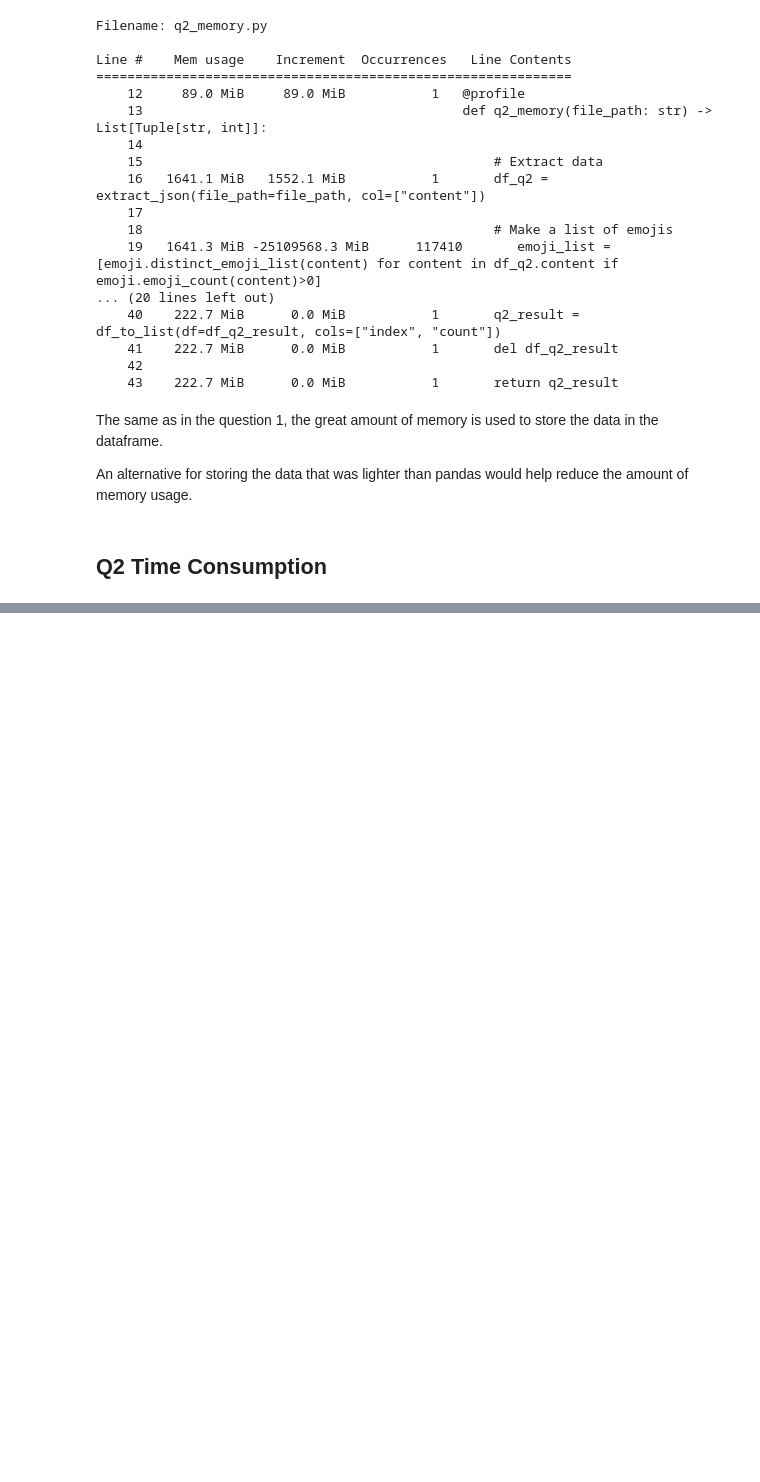
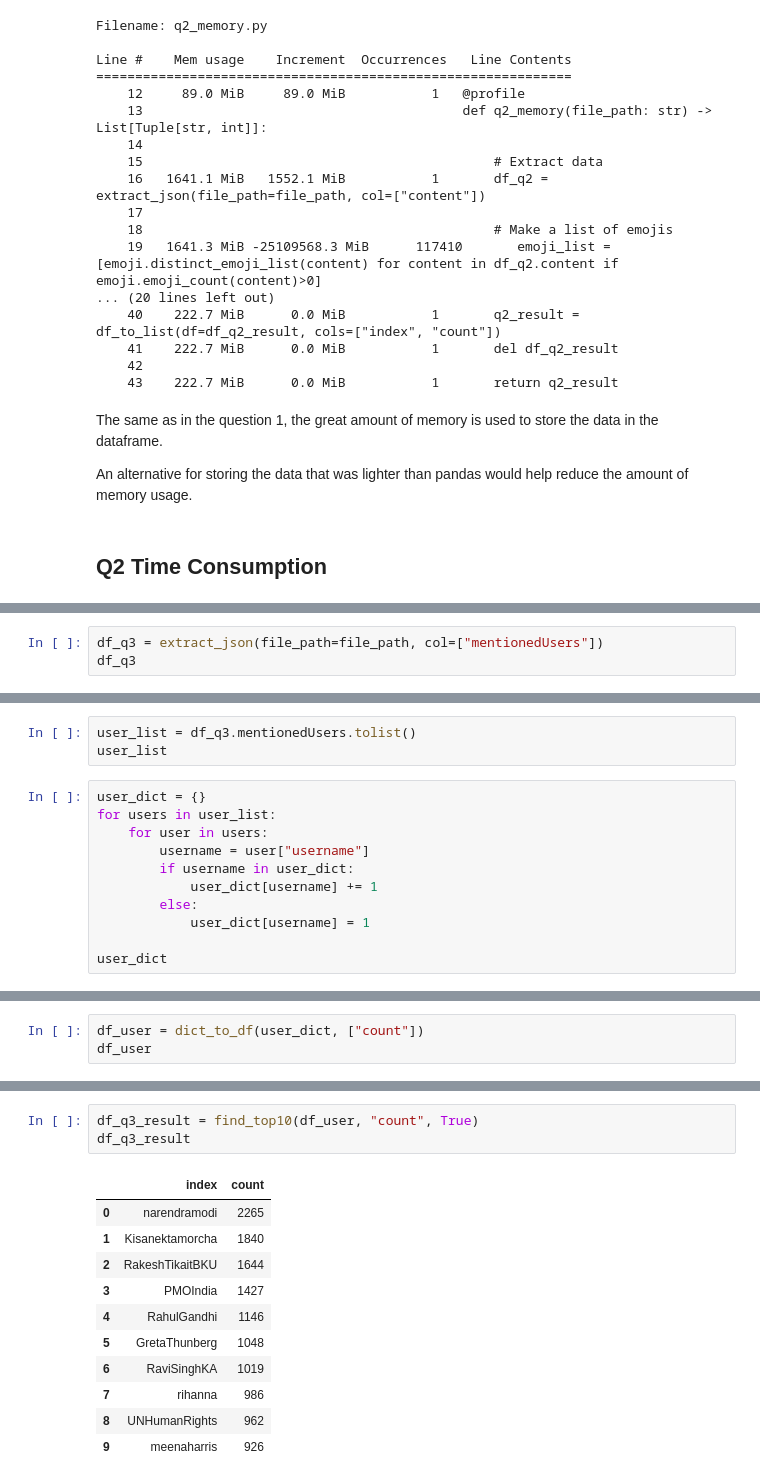
Before and after one commit to arthurkko/latam-challenge, a Jupyter notebook: src/challenge.ipynb, the cells around one changed output, grey strips where cells are left out. Cells and saved outputs as stored; diff of their text form; blank space fills up the shorter version.

Commit message:
feat: create and implement dict_to_df function

```diff
--- a/src/challenge.ipynb
+++ b/src/challenge.ipynb
@@ -543,0 +553,3 @@ As mentioned earlier, dataframes might not be the best way to handle the data as
+# %%
+df_q3 = extract_json(file_path=file_path, col=["mentionedUsers"])
+df_q3
@@ -543,0 +596,14 @@ As mentioned earlier, dataframes might not be the best way to handle the data as
+# %%
+user_list = df_q3.mentionedUsers.tolist()
+user_list
+# %%
+user_dict = {}
+for users in user_list:
+    for user in users:
+        username = user["username"]
+        if username in user_dict:
+            user_dict[username] += 1
+        else:
+            user_dict[username] = 1
+
+user_dict
@@ -543,0 +630,3 @@ As mentioned earlier, dataframes might not be the best way to handle the data as
+# %%
+df_user = dict_to_df(user_dict, ["count"])
+df_user
@@ -543,0 +647,15 @@ As mentioned earlier, dataframes might not be the best way to handle the data as
+# %%
+df_q3_result = find_top10(df_user, "count", True)
+df_q3_result
+# %% [output]
+|  | index | count |
+| 0 | narendramodi | 2265 |
+| 1 | Kisanektamorcha | 1840 |
+| 2 | RakeshTikaitBKU | 1644 |
+| 3 | PMOIndia | 1427 |
+| 4 | RahulGandhi | 1146 |
+| 5 | GretaThunberg | 1048 |
+| 6 | RaviSinghKA | 1019 |
+| 7 | rihanna | 986 |
+| 8 | UNHumanRights | 962 |
+| 9 | meenaharris | 926 |
```
Also changed, not shown: parts of 9 cells of this notebook, 3 other files.
